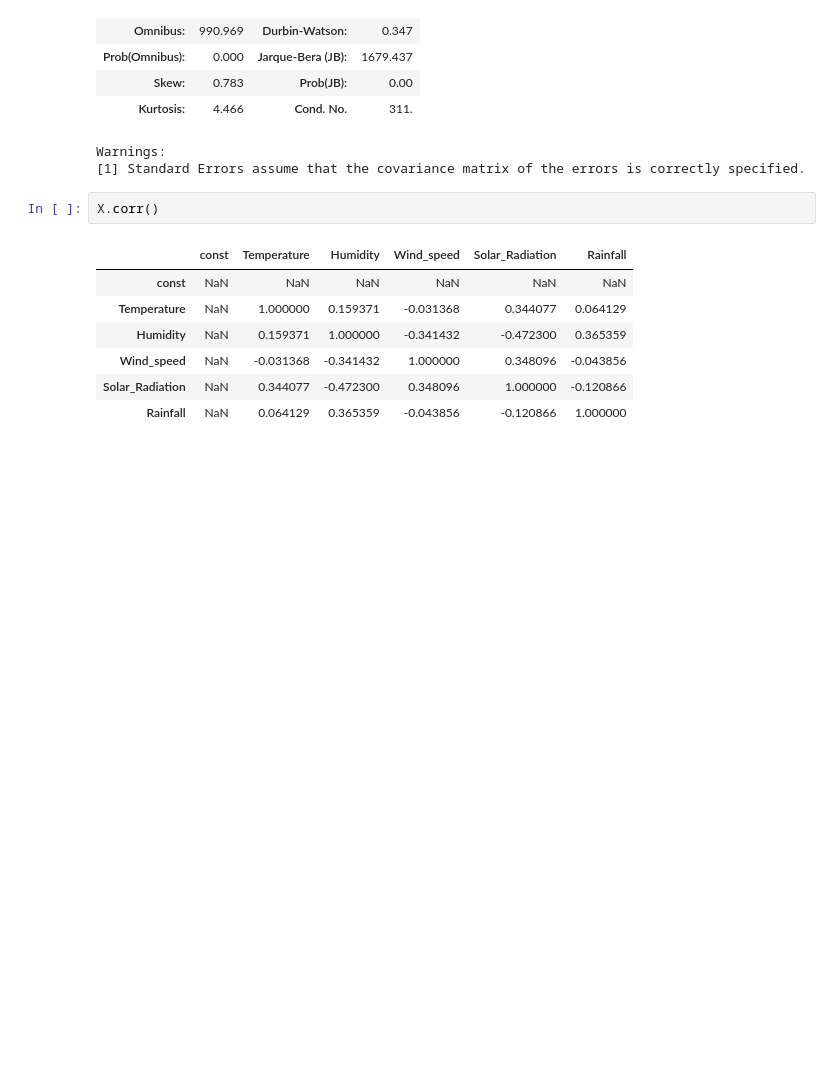
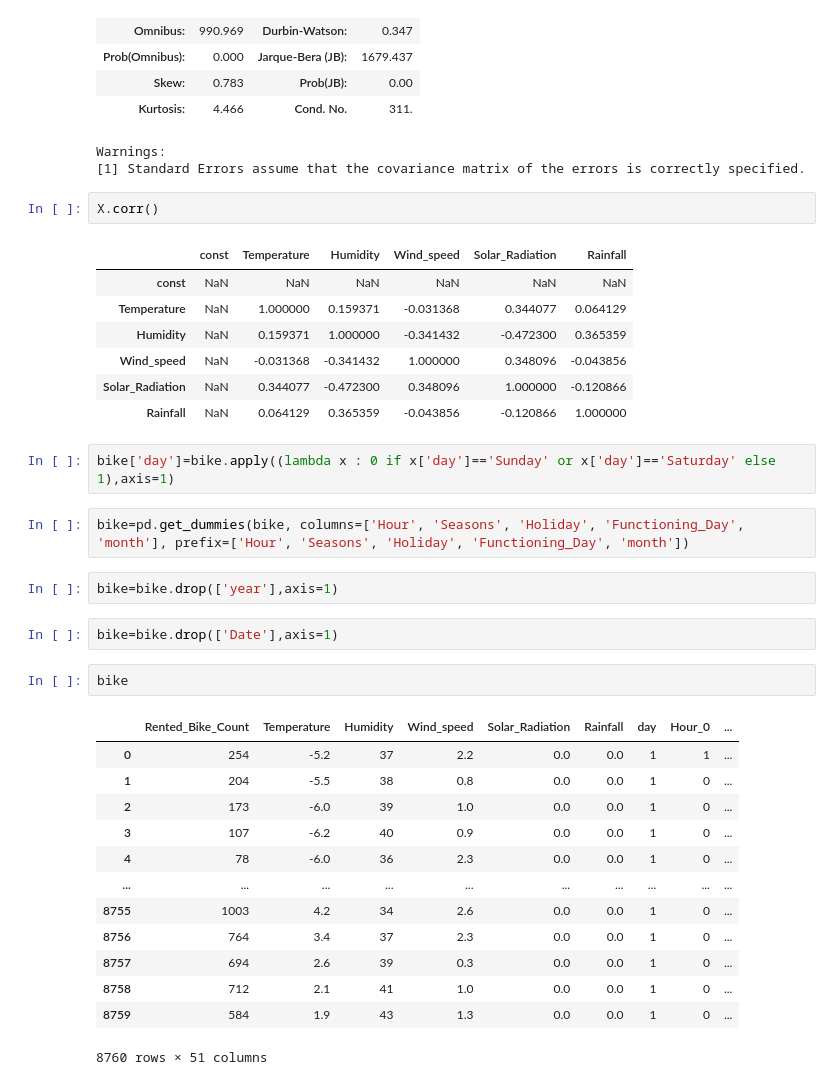
Before and after one commit to NehaGupta-DataScientists/Bike-Sharing-Demand-Prediction, a Jupyter notebook: Bike_Sharing_Demand_Prediction_Capstone_Project.ipynb, the cells around one changed output. Saved outputs shown, nothing was run; the diff lists cells and outputs as text; blank space fills up the shorter version.

```diff
--- a/Bike_Sharing_Demand_Prediction_Capstone_Project.ipynb
+++ b/Bike_Sharing_Demand_Prediction_Capstone_Project.ipynb
@@ -609,3 +609,27 @@ X.corr()
 | Wind_speed | NaN | -0.031368 | -0.341432 | 1.000000 | 0.348096 | -0.043856 |
 | Solar_Radiation | NaN | 0.344077 | -0.472300 | 0.348096 | 1.000000 | -0.120866 |
 | Rainfall | NaN | 0.064129 | 0.365359 | -0.043856 | -0.120866 | 1.000000 |
+# %%
+bike['day']=bike.apply((lambda x : 0 if x['day']=='Sunday' or x['day']=='Saturday' else 1),axis=1)
+# %%
+bike=pd.get_dummies(bike, columns=['Hour', 'Seasons', 'Holiday', 'Functioning_Day', 'month'], prefix=['Hour', 'Seasons', 'Holiday', 'Functioning_Day', 'month'])
+# %%
+bike=bike.drop(['year'],axis=1)
+# %%
+bike=bike.drop(['Date'],axis=1)
+# %%
+bike
+# %% [output]
+|  | Rented_Bike_Count | Temperature | Humidity | Wind_speed | Solar_Radiation | Rainfall | day | Hour_0 | ... |
+| 0 | 254 | -5.2 | 37 | 2.2 | 0.0 | 0.0 | 1 | 1 | ... |
+| 1 | 204 | -5.5 | 38 | 0.8 | 0.0 | 0.0 | 1 | 0 | ... |
+| 2 | 173 | -6.0 | 39 | 1.0 | 0.0 | 0.0 | 1 | 0 | ... |
+| 3 | 107 | -6.2 | 40 | 0.9 | 0.0 | 0.0 | 1 | 0 | ... |
+| 4 | 78 | -6.0 | 36 | 2.3 | 0.0 | 0.0 | 1 | 0 | ... |
+| ... | ... | ... | ... | ... | ... | ... | ... | ... | ... |
+| 8755 | 1003 | 4.2 | 34 | 2.6 | 0.0 | 0.0 | 1 | 0 | ... |
+| 8756 | 764 | 3.4 | 37 | 2.3 | 0.0 | 0.0 | 1 | 0 | ... |
+| 8757 | 694 | 2.6 | 39 | 0.3 | 0.0 | 0.0 | 1 | 0 | ... |
+| 8758 | 712 | 2.1 | 41 | 1.0 | 0.0 | 0.0 | 1 | 0 | ... |
+| 8759 | 584 | 1.9 | 43 | 1.3 | 0.0 | 0.0 | 1 | 0 | ... |
+8760 rows × 51 columns
```
Also changed, not shown: parts of 1 cell of this notebook.
